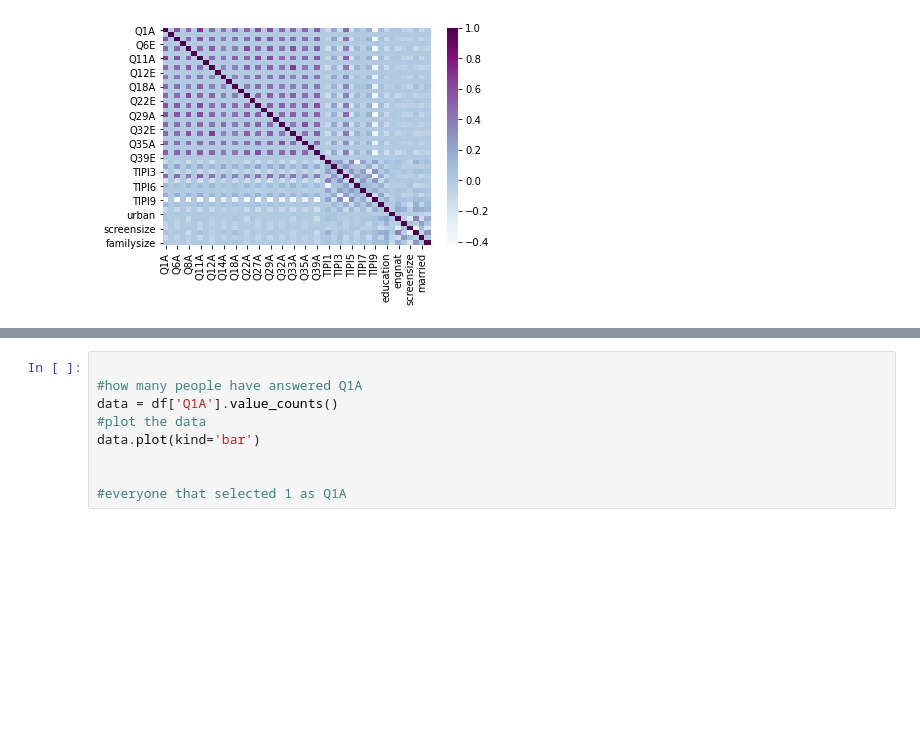
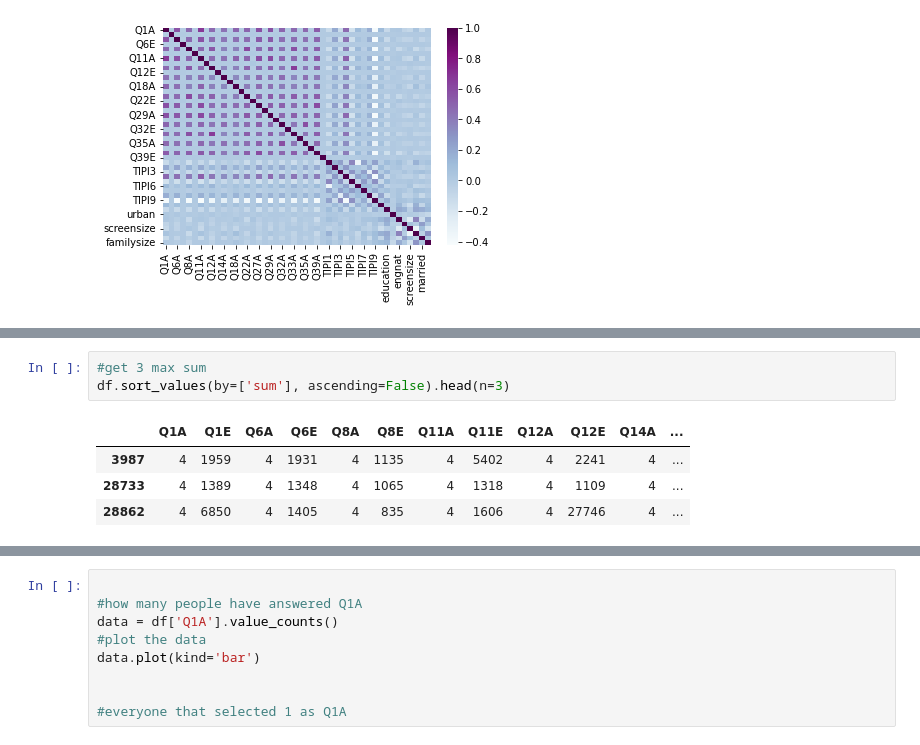
Before and after one commit to youssef02/ML-and-PR-, a Jupyter notebook: Code.ipynb, the cells around one changed output, grey strips where cells are left out. Drawn from its saved outputs; the diff is of its cells as text; blank space fills up the shorter version.

```diff
--- a/Code.ipynb
+++ b/Code.ipynb
@@ -135,0 +140,8 @@ KNeighborsClassifier(n_neighbors=2)
+# %%
+#get 3 max sum
+df.sort_values(by=['sum'], ascending=False).head(n=3)
+# %% [output]
+|  | Q1A | Q1E | Q6A | Q6E | Q8A | Q8E | Q11A | Q11E | Q12A | Q12E | Q14A | ... |
+| 3987 | 4 | 1959 | 4 | 1931 | 4 | 1135 | 4 | 5402 | 4 | 2241 | 4 | ... |
+| 28733 | 4 | 1389 | 4 | 1348 | 4 | 1065 | 4 | 1318 | 4 | 1109 | 4 | ... |
+| 28862 | 4 | 6850 | 4 | 1405 | 4 | 835 | 4 | 1606 | 4 | 27746 | 4 | ... |
```
Also changed, not shown: parts of 8 cells of this notebook.
